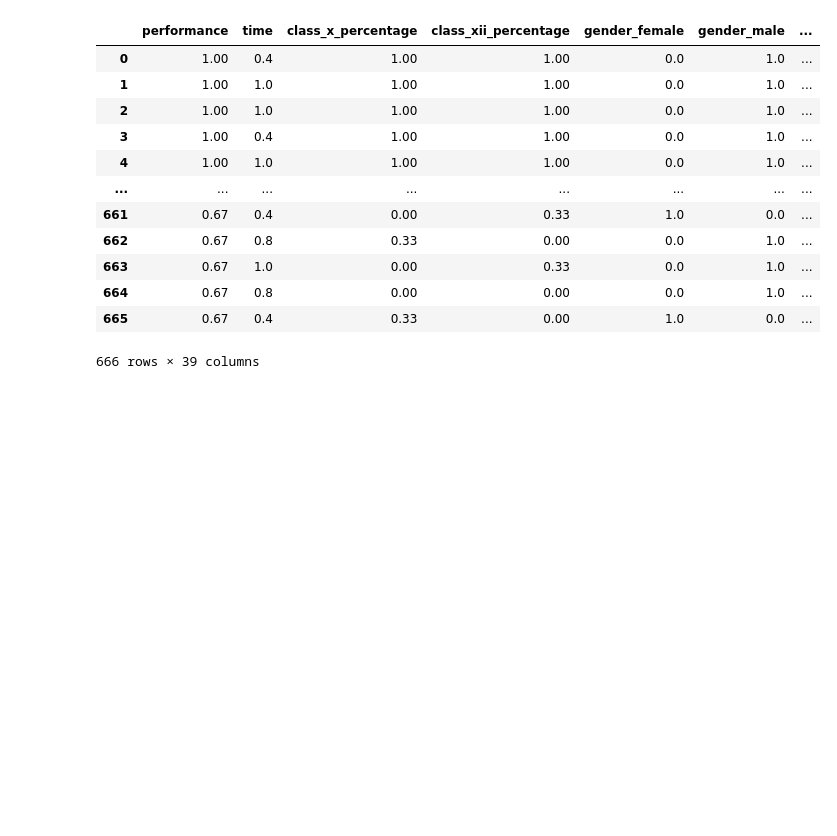
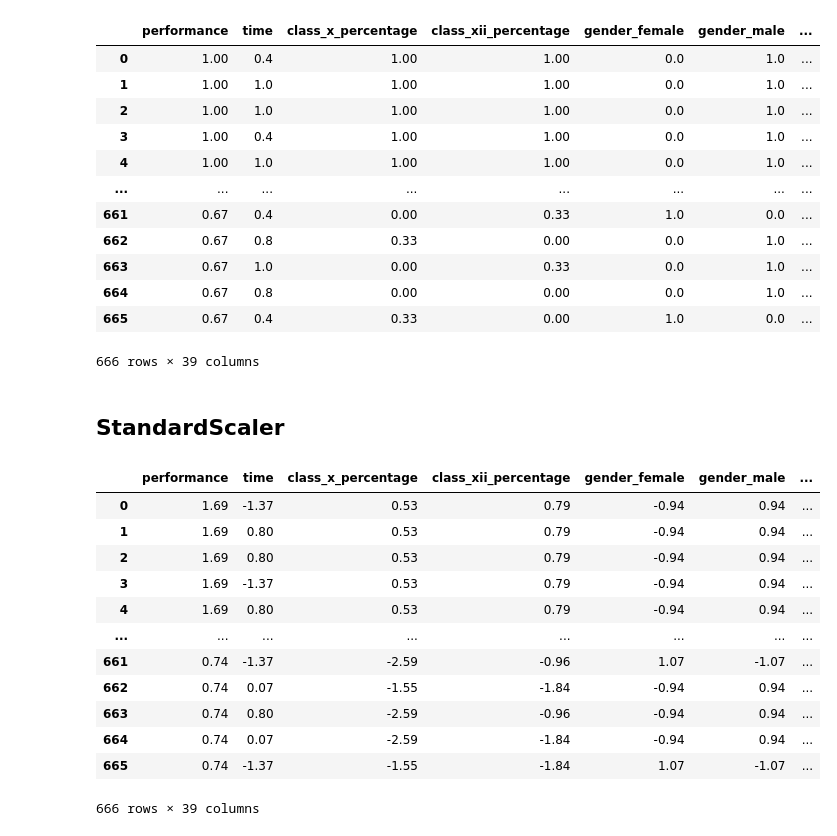
Before and after one commit to mayarachew/data_introduction, a Jupyter notebook: fundamento_de_dados.ipynb, the cells around one changed output. Cells and saved outputs as stored; diff of their text form; code cells hidden in the pictures; blank space fills up the shorter version.

```diff
--- a/fundamento_de_dados.ipynb
+++ b/fundamento_de_dados.ipynb
@@ -411,3 +483,28 @@ procData
 | 664 | 0.67 | 0.8 | 0.00 | 0.00 | 0.0 | 1.0 | ... |
 | 665 | 0.67 | 0.4 | 0.33 | 0.00 | 1.0 | 0.0 | ... |
 666 rows × 39 columns
+# %% [markdown]
+## StandardScaler
+# %%
+scaler = StandardScaler()
+procData_s = scaler.fit_transform(rawData.values)
+
+procData_s = pd.DataFrame(procData_s, columns=attributes)
+
+procData_s = round(procData_s, 2)
+
+procData_s
+# %% [output]
+|  | performance | time | class_x_percentage | class_xii_percentage | gender_female | gender_male | ... |
+| 0 | 1.69 | -1.37 | 0.53 | 0.79 | -0.94 | 0.94 | ... |
+| 1 | 1.69 | 0.80 | 0.53 | 0.79 | -0.94 | 0.94 | ... |
+| 2 | 1.69 | 0.80 | 0.53 | 0.79 | -0.94 | 0.94 | ... |
+| 3 | 1.69 | -1.37 | 0.53 | 0.79 | -0.94 | 0.94 | ... |
+| 4 | 1.69 | 0.80 | 0.53 | 0.79 | -0.94 | 0.94 | ... |
+| ... | ... | ... | ... | ... | ... | ... | ... |
+| 661 | 0.74 | -1.37 | -2.59 | -0.96 | 1.07 | -1.07 | ... |
+| 662 | 0.74 | 0.07 | -1.55 | -1.84 | -0.94 | 0.94 | ... |
+| 663 | 0.74 | 0.80 | -2.59 | -0.96 | -0.94 | 0.94 | ... |
+| 664 | 0.74 | 0.07 | -2.59 | -1.84 | -0.94 | 0.94 | ... |
+| 665 | 0.74 | -1.37 | -1.55 | -1.84 | 1.07 | -1.07 | ... |
+666 rows × 39 columns
```
Also changed, not shown: parts of 62 cells of this notebook.
